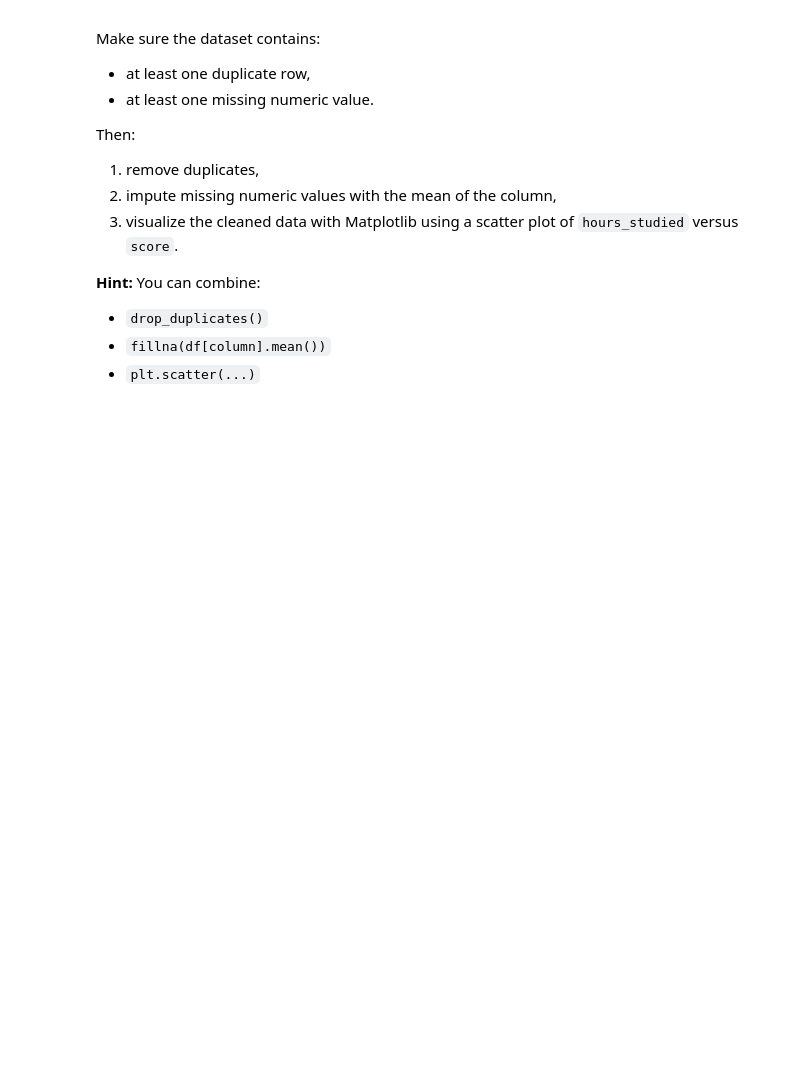
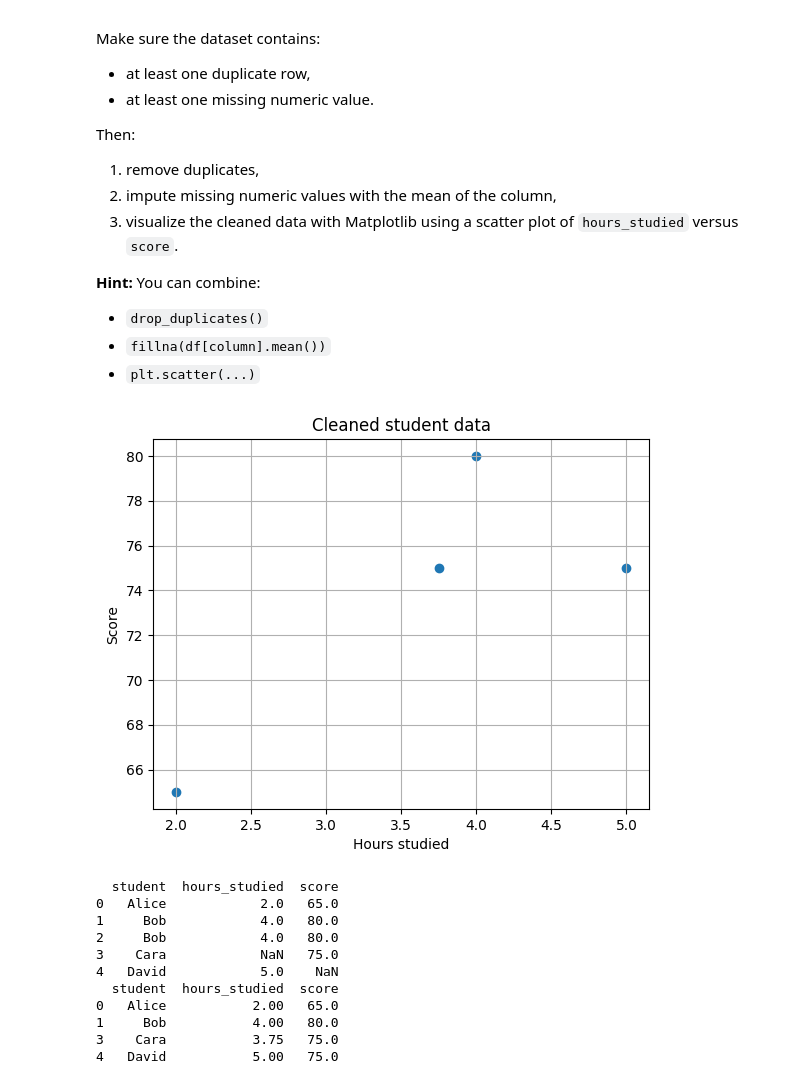
Before and after one commit to caroccialberto/Python2026, a Jupyter notebook: 0603_in_class_exercise_notebook.ipynb, the cells around one changed output. Cells and saved outputs as stored; diff of their text form; code cells hidden in the pictures; blank space fills up the shorter version.

```diff
--- a/0603_in_class_exercise_notebook.ipynb
+++ b/0603_in_class_exercise_notebook.ipynb
@@ -544,25 +504,38 @@ Then:
 # %%
 # Write your code here
 
 import pandas as pd
 import numpy as np
 import matplotlib.pyplot as plt
 
 df = pd.DataFrame({
     "student": ["Alice", "Bob", "Bob", "Cara", "David"],
     "hours_studied": [2.0, 4.0, 4.0, np.nan, 5.0],
     "score": [65.0, 80.0, 80.0, 75.0, np.nan]
 })
 
-# cleaned_df = ...
-# cleaned_df["hours_studied"] = ...
-# cleaned_df["score"] = ...
+cleaned_df = df.copy().drop_duplicates()
+cleaned_df["hours_studied"] = df["hours_studied"].fillna(df["hours_studied"].mean())
+cleaned_df["score"] = df["score"].fillna(df["score"].mean())
 
-# plt.scatter(cleaned_df["hours_studied"], cleaned_df["score"])
-# plt.xlabel("Hours studied")
-# plt.ylabel("Score")
-# plt.title("Cleaned student data")
-# plt.grid(True)
-# plt.show()
-
-# print(cleaned_df)
+plt.scatter(cleaned_df["hours_studied"], cleaned_df["score"])
+plt.xlabel("Hours studied")
+plt.ylabel("Score")
+plt.title("Cleaned student data")
+plt.grid(True)
+plt.show()
+print(df)
+print(cleaned_df)
+# %% [output]
+[figure, added]
+  student  hours_studied  score
+0   Alice            2.0   65.0
+1     Bob            4.0   80.0
+2     Bob            4.0   80.0
+3    Cara            NaN   75.0
+4   David            5.0    NaN
+  student  hours_studied  score
+0   Alice           2.00   65.0
+1     Bob           4.00   80.0
+3    Cara           3.75   75.0
+4   David           5.00   75.0
```
Also changed, not shown: parts of 2 cells of this notebook.
